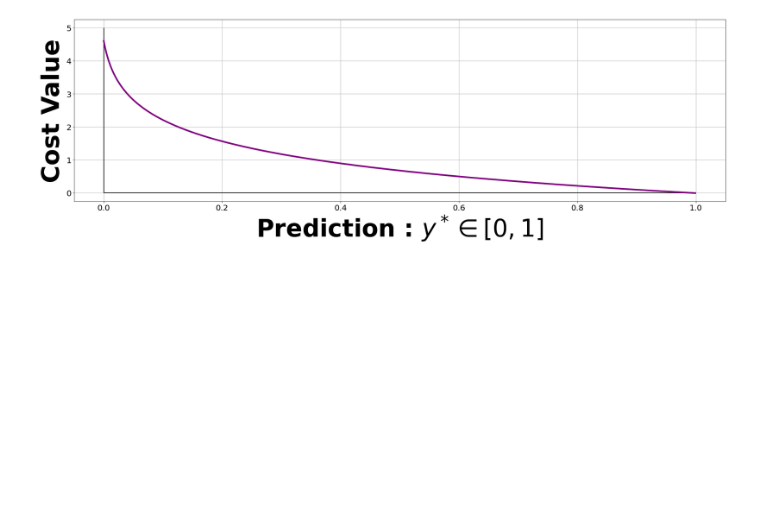
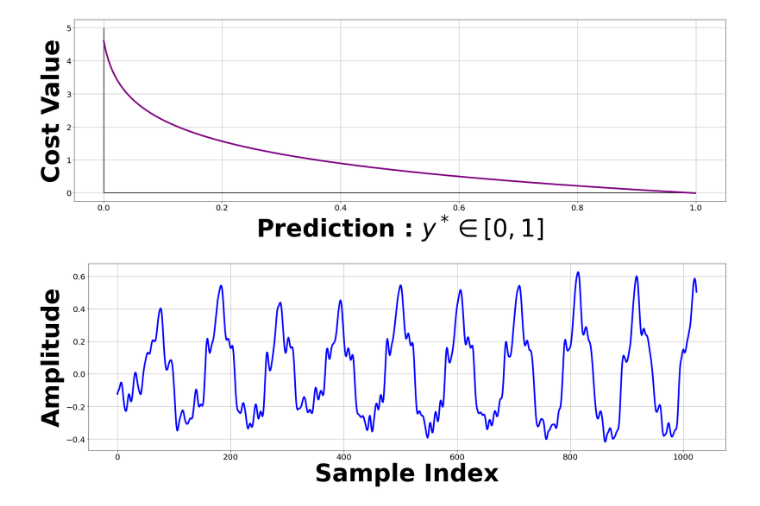
Before and after one commit to landonbuell/Buell-Senior-Thesis, a Jupyter notebook: Thesis/Figures/ThesisFigures.ipynb, the cells around one changed output. Saved outputs shown, nothing was run; the diff lists cells and outputs as text; code cells hidden in the pictures; blank space fills up the shorter version.

Commit message:
Progress on draft, Added new figures, removed old figures

```diff
--- a/Thesis/Figures/ThesisFigures.ipynb
+++ b/Thesis/Figures/ThesisFigures.ipynb
@@ -71,3 +71,36 @@ y2 = CategoricalCrossEntropy(x2)
 PlotObjective(x2,y2,"CXELoss")
 # %% [output]
 [figure]
+# %%
+def PlotWaveform (X,Y,namesave):
+    """ Plot function X,Y"""
+    plt.figure(figsize=(24,8))
+    plt.xlabel("Sample Index",size=60,weight='bold')
+    plt.ylabel("Amplitude",size=60,weight='bold')
+
+    plt.plot(X,Y,'-',color="blue",linewidth=4)
+
+    plt.xticks(size=20)
+    plt.yticks(size=20)
+
+    plt.grid()
+    plt.tight_layout()
+    plt.savefig(namesave+".png")
+    plt.show()
+# %%
+import scipy.io.wavfile as sciowav
+
+wavFile = "Violin.arco.sulG.A4.L.wav"
+rate,waveform = sciowav.read(wavFile)
+waveform = waveform / np.max(np.abs(waveform))
+#t0 = np.arange(len(waveform))
+
+st = 2**12
+dt = 1024
+
+frame = waveform[st:st+dt]
+t1 = np.arange(dt)
+
+PlotWaveform(t1,frame,"AnalysisFrame")
+# %% [output]
+[figure, added]
```
Also changed, not shown: parts of 2 cells of this notebook, 49 other files.
